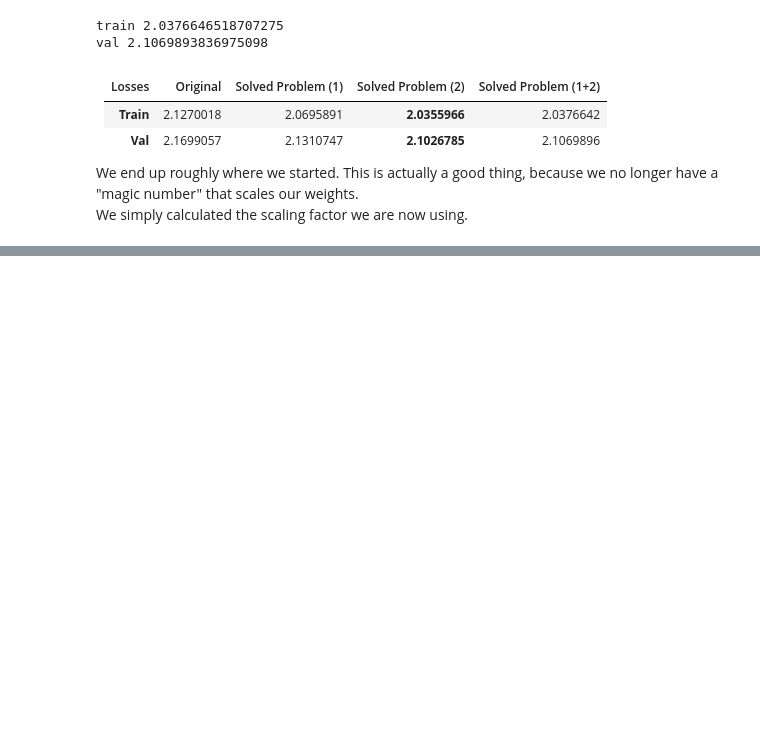
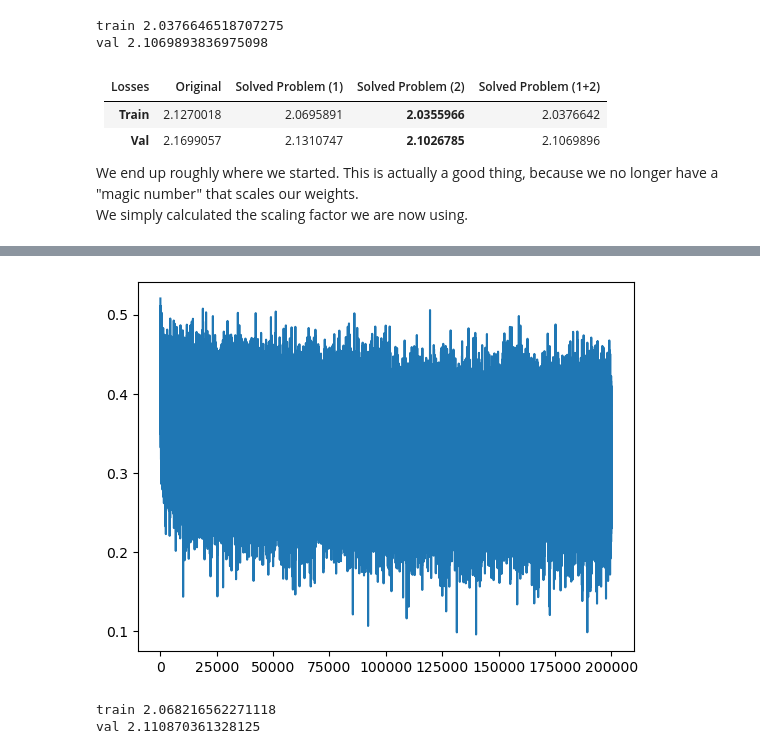
Before and after one commit to Aabi0207/Neural-Networks, a Jupyter notebook: MakeMore/bn_and_act.ipynb, the cells around one changed output, grey strips where cells are left out. Drawn from its saved outputs; the diff is of its cells as text; code cells hidden in the pictures; blank space fills up the shorter version.

```diff
--- a/MakeMore/bn_and_act.ipynb
+++ b/MakeMore/bn_and_act.ipynb
@@ -724,0 +719,4 @@ We simply calculated the scaling factor we are now using.
+# %%
+# Normalizing the hpreact
+
+hpreact = (hpreact - hpreact.mean(0, keepdim=True)) / (hpreact.std(0, keepdim=True) ** 0.5)
@@ -724,0 +756,35 @@ We simply calculated the scaling factor we are now using.
+# %%
+max_steps = 200000
+batch_size = 32
+lossi = []
+
+for i in range(max_steps):
+
+    ix = torch.randint(0, Xtr.shape[0], (batch_size,), generator=g)
+    Xb, Yb = Xtr[ix], Ytr[ix] # X,Y of this batch
+
+    # Forward-Pass
+    emb = C[Xb]
+    embcat = emb.view(emb.shape[0], -1)
+    hpreact = embcat @ W1 + b1
+    hpreact = bngain * (hpreact - hpreact.mean(0, keepdim=True)) / hpreact.std(0, keepdim=True) + bnbias
+    h = torch.tanh(hpreact)
+    logits = h @ W2 + b2
+    loss = F.cross_entropy(logits, Yb)
+
+    # Backward-Pass
+    for p in parameters:
+        p.grad = None
+    loss.backward()
+
+    # Update
+    lr = 0.1 if i < (max_steps / 2) else 0.01
+    for p in parameters:
+        p.data += -lr * p.grad
+
+    # Printing track stats every once in a while
+    if i % 10000 == 0:
+        print(f'{i:7d}/{max_steps:7d}: {loss.item():.4f}')
+
+    # Adding current loss value to historic losses set (for later display)
+    lossi.append(loss.log10().item())
@@ -724,0 +812,31 @@ We simply calculated the scaling factor we are now using.
+# %%
+plt.plot(lossi);
+# %% [output]
+[figure, added]
+# %%
+@torch.no_grad()
+def split_loss(split):
+    x, y = {
+        'train': (Xtr, Ytr),
+        'val': (Xdev, Ydev),
+        'test': (Xte, Yte),
+    }[split]
+
+    emb = C[x]                          # (N, block_size, n_embd)
+    embcat = emb.view(emb.shape[0], -1) # Concatenate into (N, block_size * n_embd)
+
+    # This part is new, just like we did with our new Batch Normalized NN
+    hpreact = embcat @ W1 + b1
+    hpreact = bngain * (hpreact - hpreact.mean(0, keepdim=True)) / hpreact.std(0, keepdim=True) + bnbias
+
+    h = torch.tanh(hpreact)     # (N, n_hidden)
+    logits = h @ W2 + b2        # (N, vocab_size)
+    loss = F.cross_entropy(logits, y)
+
+    print(split, loss.item())
+
+split_loss('train')
+split_loss('val')
+# %% [output]
+train 2.068216562271118
+val 2.110870361328125
```
Also changed, not shown: parts of 53 cells of this notebook.
